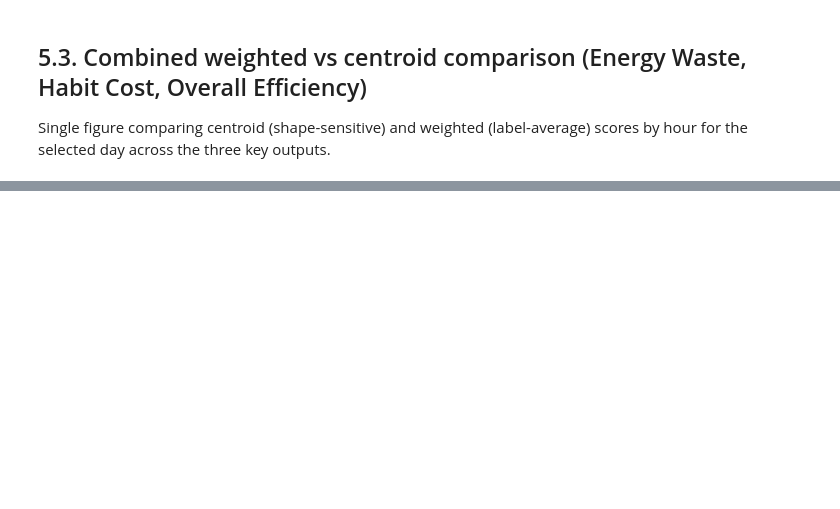
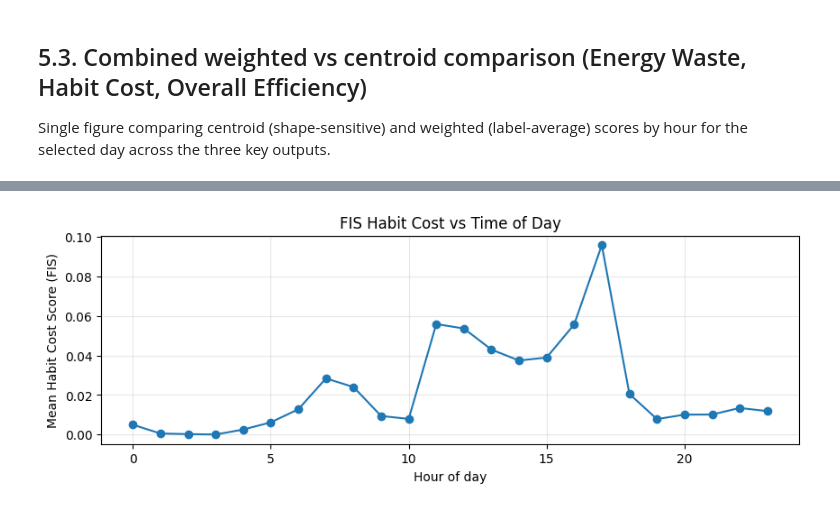
Before and after one commit to jofa016/ACIT4620---Fuzzy-System, a Jupyter notebook: fuzzy_main.ipynb, the cells around one changed output, grey strips where cells are left out. Drawn from its saved outputs; the diff is of its cells as text; code cells hidden in the pictures; blank space fills up the shorter version.

```diff
--- a/fuzzy_main.ipynb
+++ b/fuzzy_main.ipynb
@@ -1354,0 +1628,23 @@ Combined weighted vs centroid comparison complete (row-wise, hours 1-24).
+# %%
+# Validation: Compare FIS outputs against raw data
+
+# Build a validation DataFrame
+validation_df = pd.DataFrame({
+    # Kitchen
+    "kitchen_lights_raw": data["kitchen_lights"],
+    "kitchen_activity_raw": data["kitchen_activity"],
+    "kitchen_waste_fuzzy": fuzzy_rules_fn["kitchen_energy_waste_high"],
+
+    # Lounge
+    "lounge_lights_raw": data["lounge_lights"],
+    "lounge_activity_raw": data["lounge_activity"],
+    "lounge_waste_fuzzy": fuzzy_rules_fn["lounge_energy_waste_high"],
+
+    # Cost-related
+    "price_raw": data["spot_price"],
+    "activity_total_raw": data["kitchen_activity"] + data["lounge_activity"],
+    "habit_cost_fuzzy": scores_df["habit_cost_score"],
+
+    # Aggregated fuzzy waste score (for time-series)
+    "energy_waste_score": scores_df["energy_waste_score"]
+})
@@ -1354,0 +1717,15 @@ Combined weighted vs centroid comparison complete (row-wise, hours 1-24).
+# %%
+# Average fuzzy habit cost by hour of day
+hourly = validation_df.copy()
+hourly["hour"] = fuzzy_data["hour"]
+hourly_mean = hourly.groupby("hour")["habit_cost_fuzzy"].mean()
+
+plt.figure(figsize=(10,3))
+plt.plot(hourly_mean.index, hourly_mean.values, marker="o")
+plt.xlabel("Hour of day")
+plt.ylabel("Mean Habit Cost Score (FIS)")
+plt.title("FIS Habit Cost vs Time of Day")
+plt.grid(True, alpha=0.3)
+plt.show()
+# %% [output]
+[figure, added]
```
Also changed, not shown: parts of 46 cells of this notebook, 2 other files.
